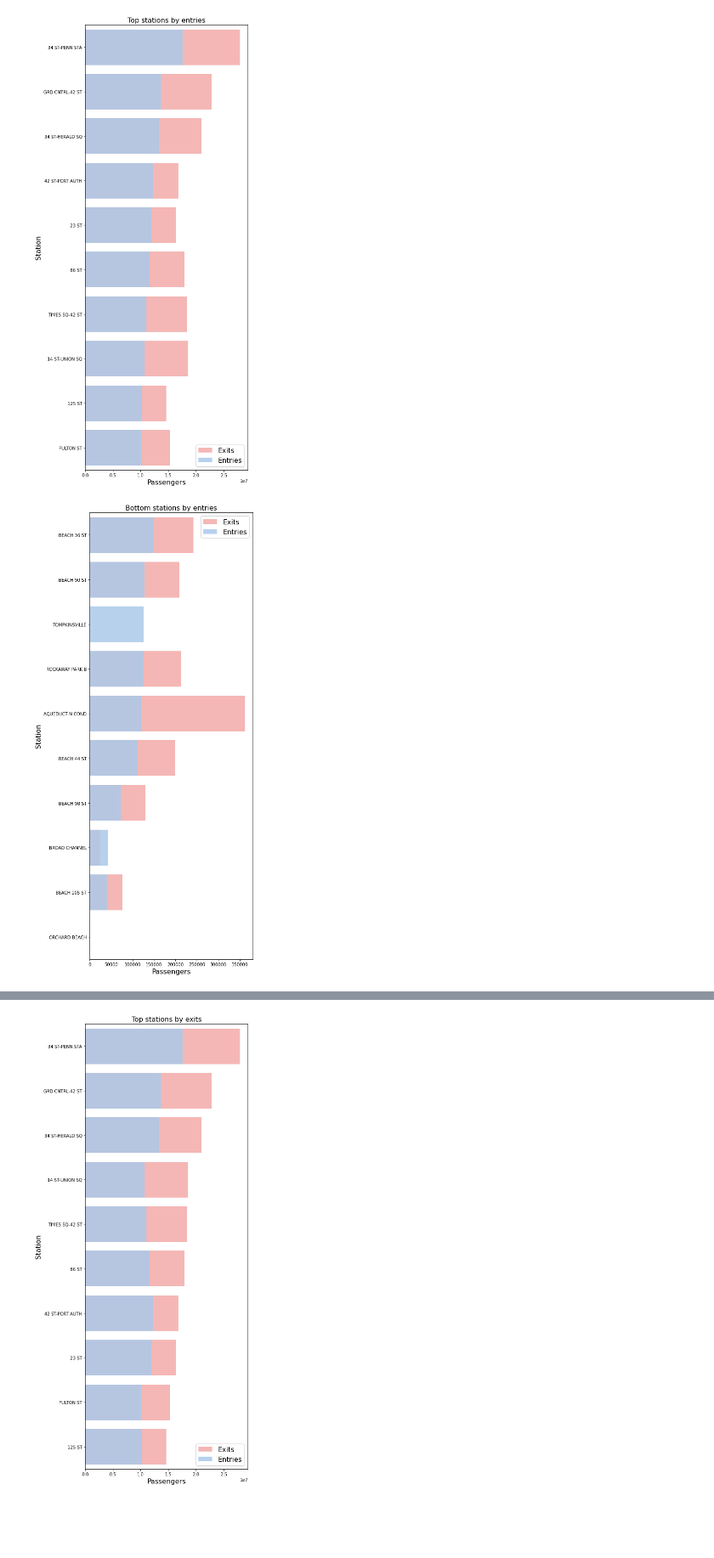
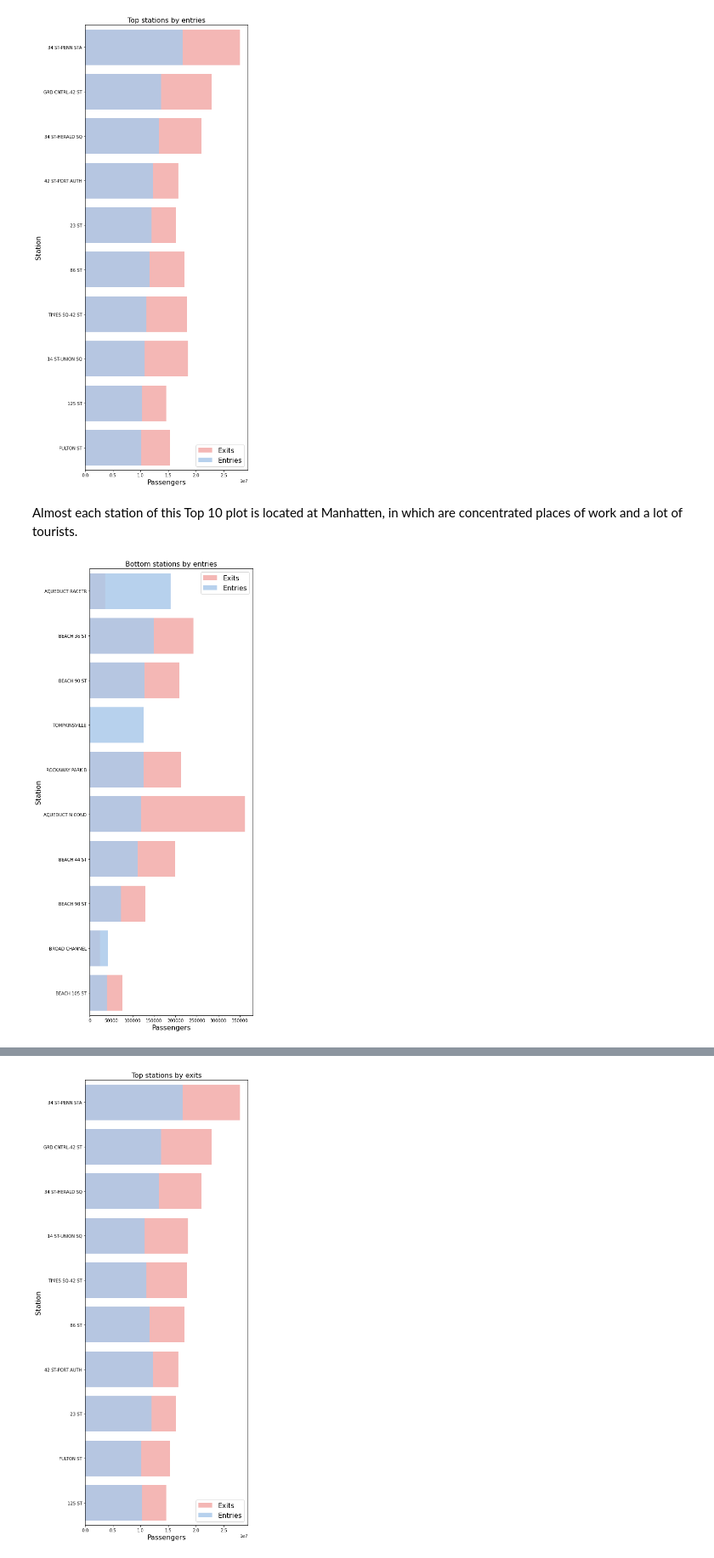
Before and after one commit to lmarett8/nyc_subway_traffic, a Jupyter notebook: notebooks/02_Gleb_EDA.ipynb, the cells around one changed output, grey strips where cells are left out. Shown: that part at 85% size. Saved outputs shown, nothing was run; the diff lists cells and outputs as text; code cells hidden in the pictures; blank space fills up the shorter version.

```diff
--- a/notebooks/02_Gleb_EDA.ipynb
+++ b/notebooks/02_Gleb_EDA.ipynb
@@ -7,7 +7,9 @@ pd.set_option('display.max_rows', 1000)
 # %% [markdown]
 Reading CSV and setting timeseries as index
 # %%
-df=pd.read_csv('../data/df_cleaned_year.csv')
+#read CSV file
+df=pd.read_csv('../data/df_cleaned_year.csv',low_memory=False)
+#set index
 df['datetime'] = pd.to_datetime(df['datetime'])
-df.set_index("datetime",inplace=True)
+df.set_index("datetime",inplace=True);
 # %% [markdown]
@@ -37,8 +42,11 @@ entries_top=df.groupby("station").agg("sum").sort_values(by="entries_abs",ascend
 plot_eda(entries_top,"Top stations by entries","entries_top");
 # %% [output]
 [figure]
+# %% [markdown]
+Almost each station of this Top 10 plot is located at Manhatten, in which are concentrated places of work and a lot of tourists.
 # %%
-entries_bottom=df.groupby("station").agg("sum").sort_values(by="entries_abs",ascending=False).tail(10)
+#aggregating and plotting dataset
+entries_bottom=df.groupby("station").agg("sum").sort_values(by="entries_abs",ascending=False).iloc[:-1].tail(10)
 plot_eda(entries_bottom,"Bottom stations by entries","entries_bottom");
 # %% [output]
-[figure, old version]
+[figure, new version]
```
Also changed, not shown: parts of 32 cells of this notebook, 6 other files.
